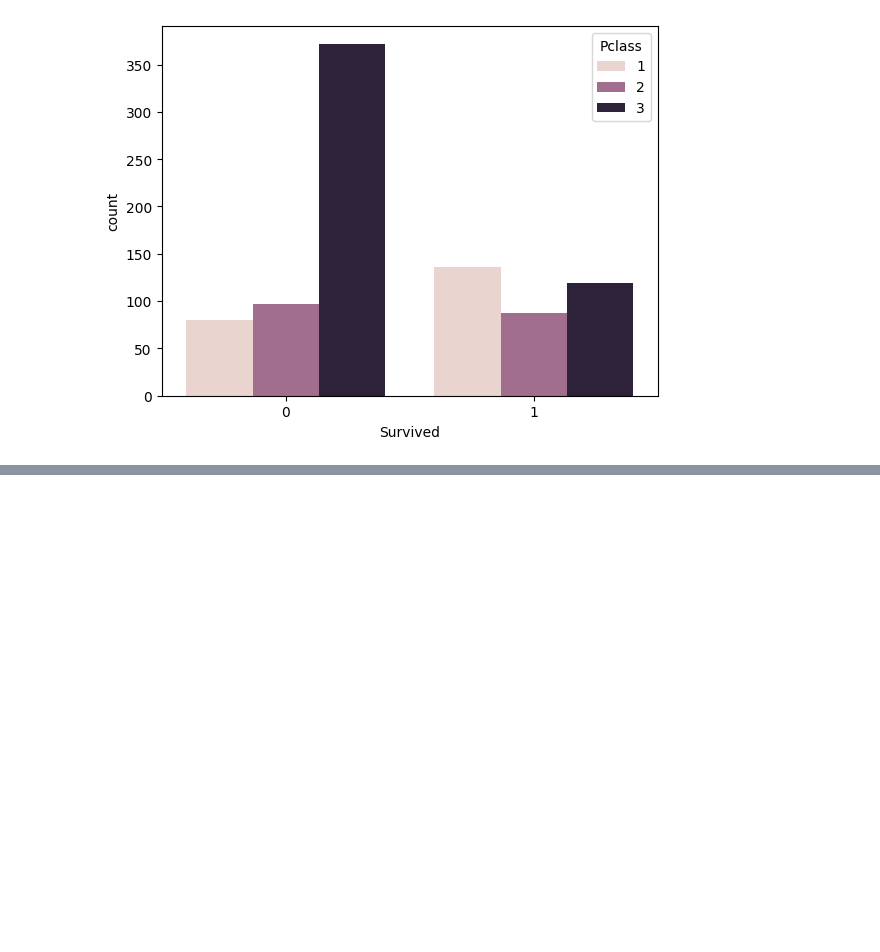
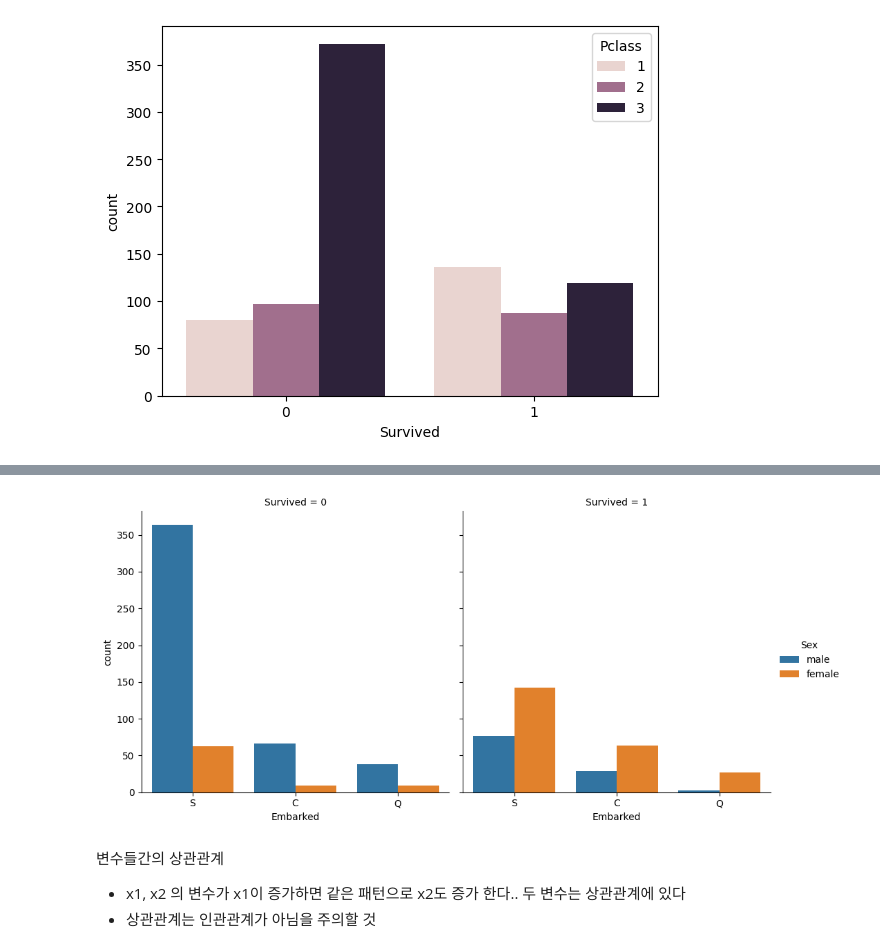
Before and after one commit to leekyuyoung20231211/python, a Jupyter notebook: 데이터전처리_실습.ipynb, the cells around one changed output, grey strips where cells are left out. Saved outputs shown, nothing was run; the diff lists cells and outputs as text; code cells hidden in the pictures; blank space fills up the shorter version.

```diff
--- a/데이터전처리_실습.ipynb
+++ b/데이터전처리_실습.ipynb
@@ -298,0 +323,9 @@ plt.show()
+# %%
+sns.catplot(data=new_df, col="Survived",x='Embarked',kind='count',hue='Sex')
+plt.show()
+# %% [output]
+[figure, added]
+# %% [markdown]
+변수들간의 상관관계
+  - x1, x2  의 변수가 x1이 증가하면 같은 패턴으로 x2도 증가 한다.. 두 변수는 상관관계에 있다
+  - 상관관계는 인관관계가 아님을 주의할 것
```
Also changed, not shown: parts of 50 cells of this notebook.
